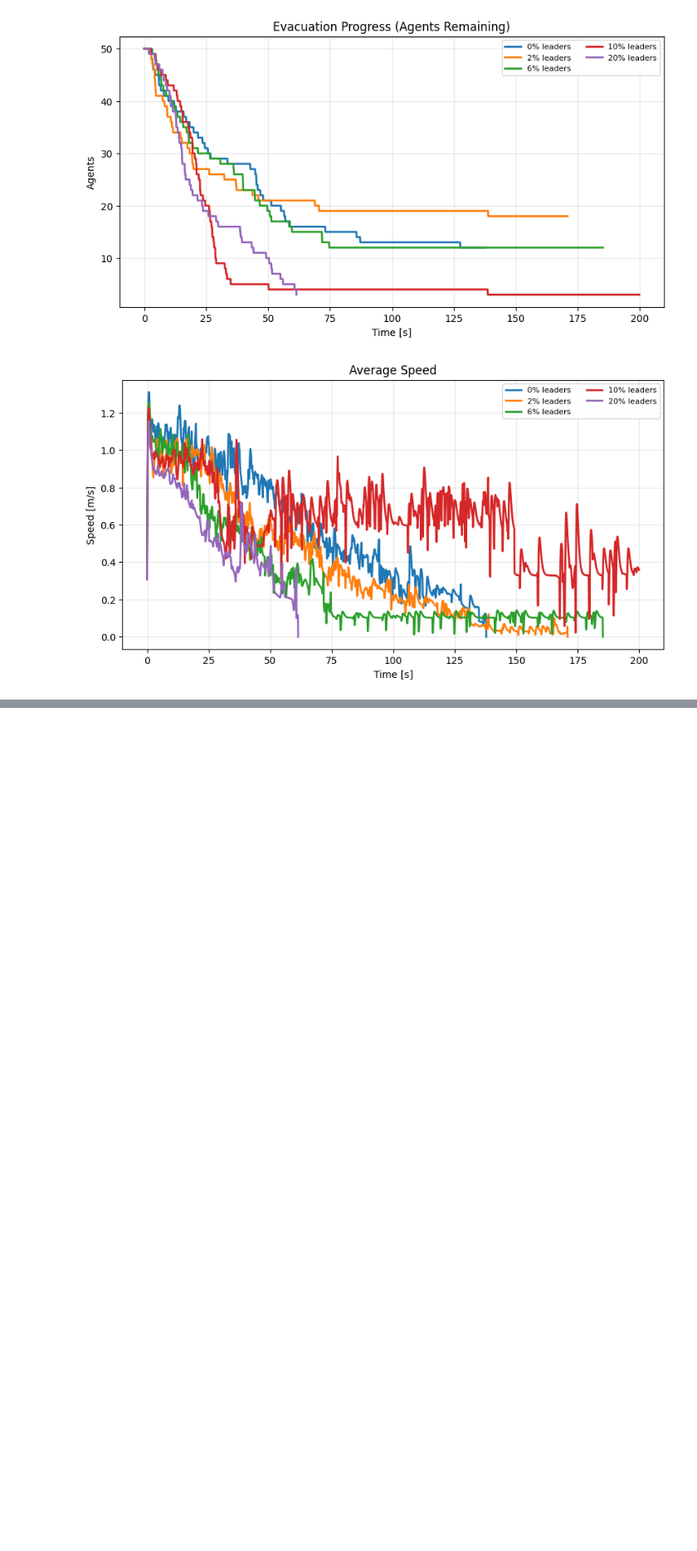
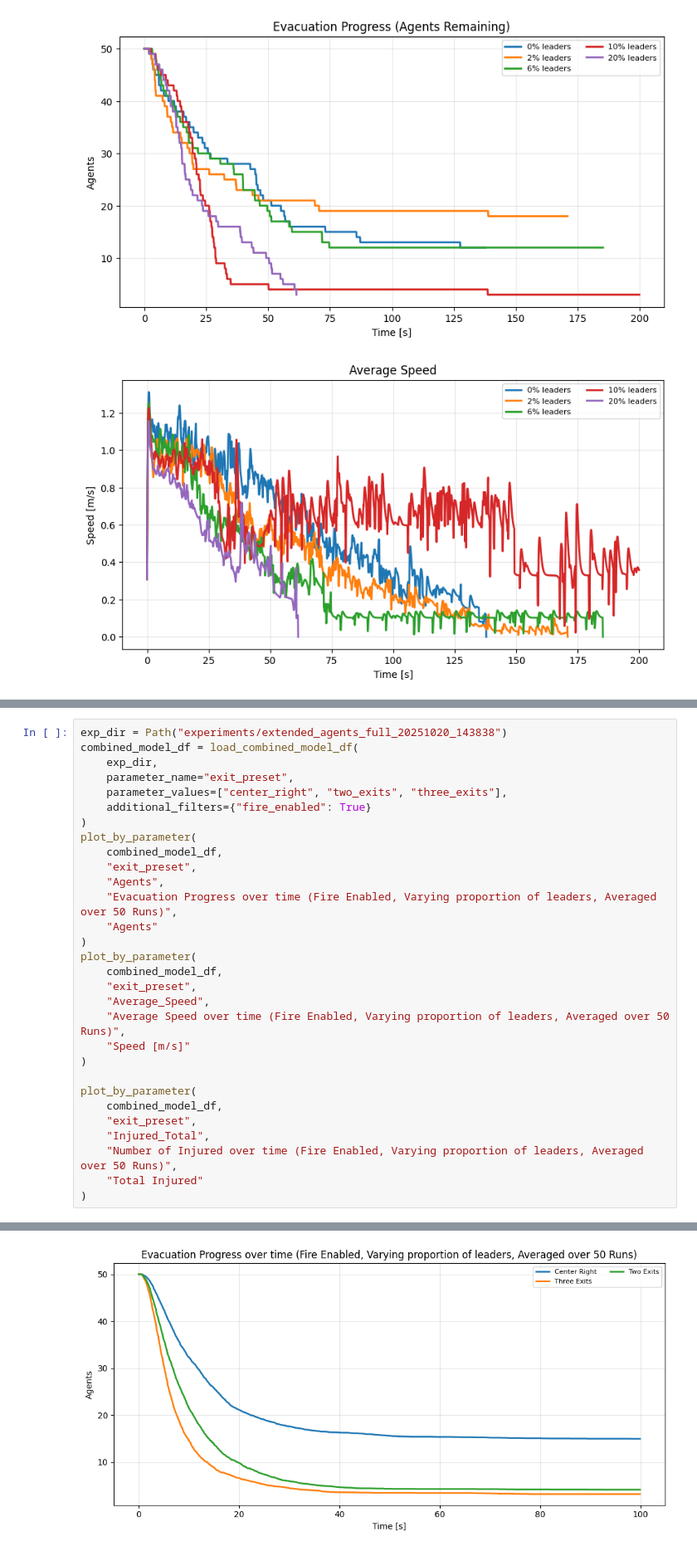
Before and after one commit to NikiLalev/dmas_project, a Jupyter notebook: src/simulation_results.ipynb, the cells around one changed output, grey strips where cells are left out. Shown at 83% size. Saved outputs shown, nothing was run; the diff lists cells and outputs as text; blank space fills up the shorter version.

```diff
--- a/src/simulation_results.ipynb
+++ b/src/simulation_results.ipynb
@@ -251,0 +532,31 @@ plot_by_leader('Average_Speed', 'Average Speed', 'Speed [m/s]')
+# %%
+exp_dir = Path("experiments/extended_agents_full_20251020_143838")
+combined_model_df = load_combined_model_df(
+    exp_dir,
+    parameter_name="exit_preset",
+    parameter_values=["center_right", "two_exits", "three_exits"],
+    additional_filters={"fire_enabled": True}
+)
+plot_by_parameter(
+    combined_model_df,
+    "exit_preset",
+    "Agents",
+    "Evacuation Progress over time (Fire Enabled, Varying proportion of leaders, Averaged over 50 Runs)",
+    "Agents"
+)
+plot_by_parameter(
+    combined_model_df,
+    "exit_preset",
+    "Average_Speed",
+    "Average Speed over time (Fire Enabled, Varying proportion of leaders, Averaged over 50 Runs)",
+    "Speed [m/s]"
+)
+
+plot_by_parameter(
+    combined_model_df,
+    "exit_preset",
+    "Injured_Total",
+    "Number of Injured over time (Fire Enabled, Varying proportion of leaders, Averaged over 50 Runs)",
+    "Total Injured"
+)
+# %% [output]
@@ -251,0 +580 @@ plot_by_leader('Average_Speed', 'Average Speed', 'Speed [m/s]')
+[figure, added]
```
Also changed, not shown: parts of 10 cells of this notebook, 7 other files.
